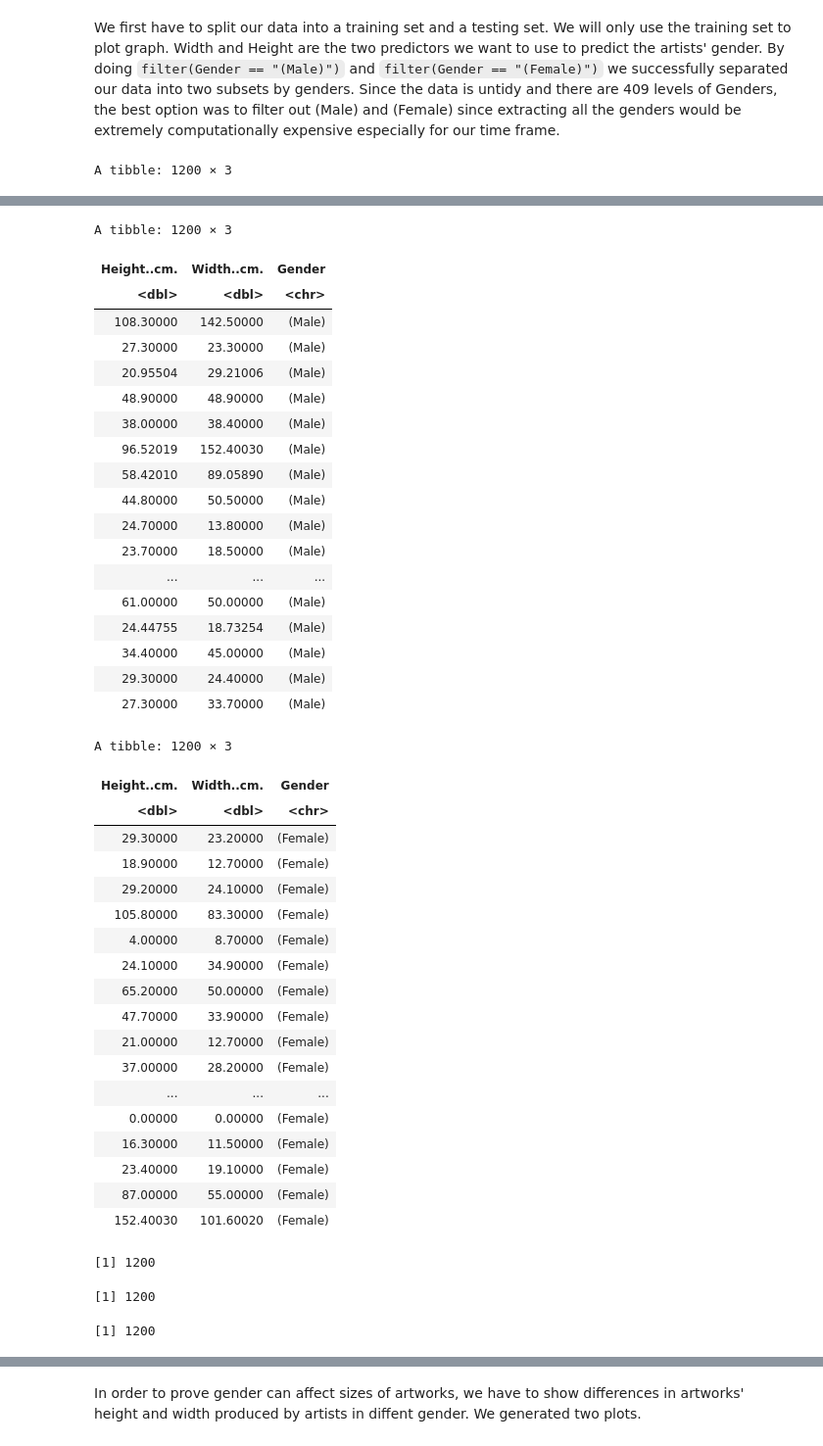
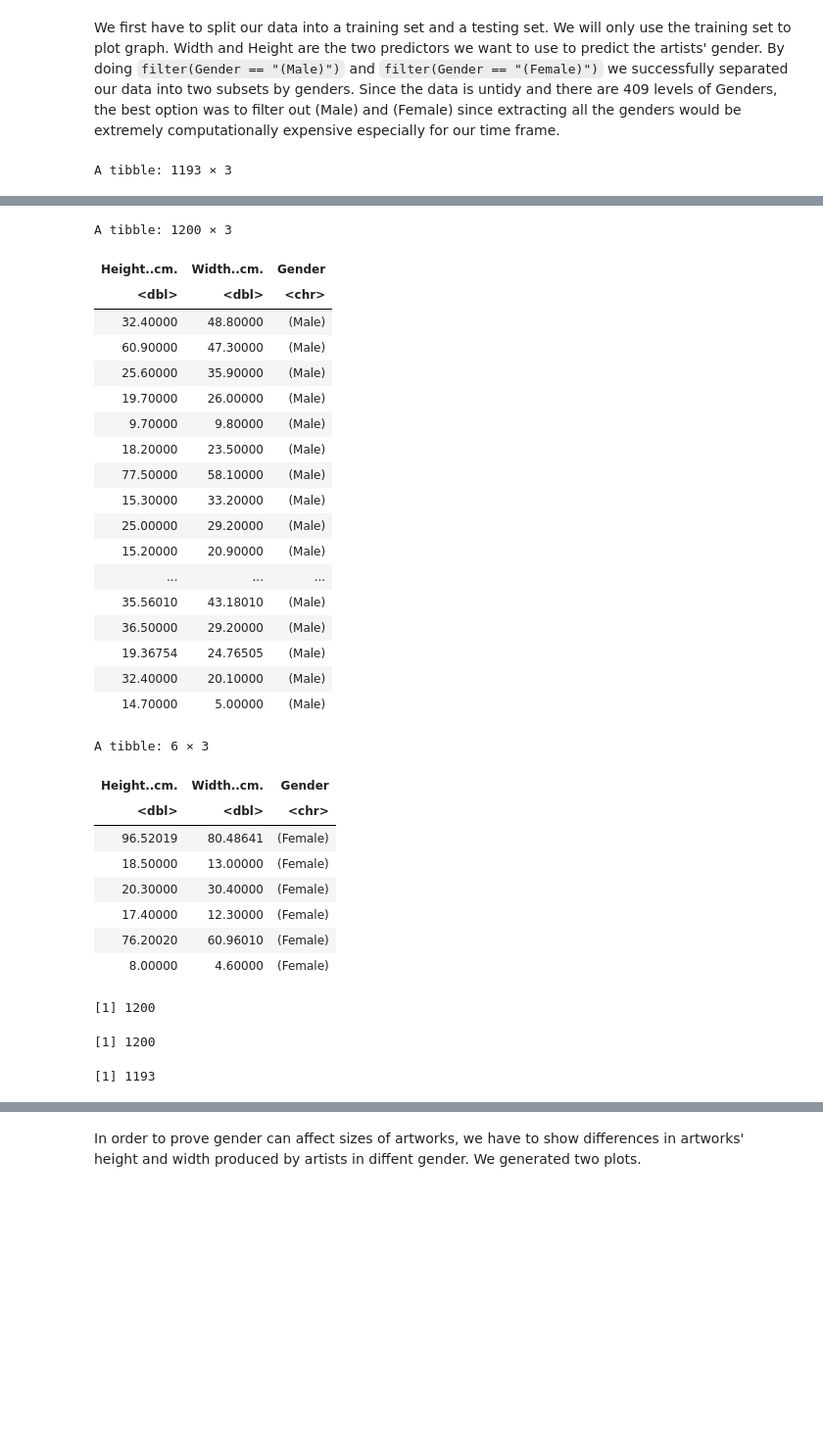
Before and after one commit to annekedresselhuis/DSCI-Group-Project, a Jupyter notebook: group_28_preliminary_analysis..ipynb, the cells around one changed output, grey strips where cells are left out. Shown: that part at 98% size. Saved outputs shown, nothing was run; the diff lists cells and outputs as text; code cells hidden in the pictures; blank space fills up the shorter version.

```diff
--- a/group_28_preliminary_analysis..ipynb
+++ b/group_28_preliminary_analysis..ipynb
@@ -113,6 +104,7 @@ We first have to split our data into a training set and a testing set. We will o
 # %%
 # create table of gender and surface area (Area)
 #is Area in cm^2? We should include units
+set.seed(1234)
 artworks_split <- initial_split(artworks, prop = 0.75, strat = Gender)
 artworks_training <- training(artworks_split)
 artworks_testing <- testing(artworks_split)
@@ -124,7 +116,8 @@ artworks_selected <- artworks_training %>%
 artworks_male <- artworks_selected %>%
                         filter(Gender == "(Male)") %>%
                         filter(Height..cm. != "NA") %>%
-                        filter(Width..cm. != "NA")
+                        filter(Width..cm. != "NA") %>%
+                         filter(Width..cm. != 0 & Height..cm. != 0)
 
 
 artworks_female <- artworks_selected %>%
@@ -138,15 +131,19 @@ artworks_female <- sample_n(artworks_female, 1200)
 artworks_both <- rbind(artworks_male, artworks_female)
 artworks_both <- sample_n(artworks_both, 1200) %>%
                  filter(Height..cm. != "NA") %>%
-                 filter(Width..cm. != "NA")
+                 filter(Width..cm. != "NA") %>%
+                 filter(Width..cm. != 0 & Height..cm. != 0)
+
+artworks_both_6 <- tail(artworks_both, 6)
+artworks_male_6 <- tail(artworks_male, 6)
+artworks_female_6 <- tail(artworks_female, 6)
 artworks_both
 artworks_male
-artworks_female
-
+artworks_female_6
 nrow(artworks_male)
 nrow(artworks_female)
 nrow(artworks_both)
 # %% [output]
-A tibble: 1200 × 3
+A tibble: 1193 × 3
 | Height..cm. | Width..cm. | Gender |
 | <dbl> | <dbl> | <chr> |
@@ -169,41 +166,31 @@ A tibble: 1200 × 3
 A tibble: 1200 × 3
 | Height..cm. | Width..cm. | Gender |
 | <dbl> | <dbl> | <chr> |
-| 108.30000 | 142.50000 | (Male) |
-| 27.30000 | 23.30000 | (Male) |
-| 20.95504 | 29.21006 | (Male) |
-| 48.90000 | 48.90000 | (Male) |
-| 38.00000 | 38.40000 | (Male) |
-| 96.52019 | 152.40030 | (Male) |
-| 58.42010 | 89.05890 | (Male) |
-| 44.80000 | 50.50000 | (Male) |
-| 24.70000 | 13.80000 | (Male) |
-| 23.70000 | 18.50000 | (Male) |
+| 32.40000 | 48.80000 | (Male) |
+| 60.90000 | 47.30000 | (Male) |
+| 25.60000 | 35.90000 | (Male) |
+| 19.70000 | 26.00000 | (Male) |
+| 9.70000 | 9.80000 | (Male) |
+| 18.20000 | 23.50000 | (Male) |
+| 77.50000 | 58.10000 | (Male) |
+| 15.30000 | 33.20000 | (Male) |
+| 25.00000 | 29.20000 | (Male) |
+| 15.20000 | 20.90000 | (Male) |
 | ... | ... | ... |
-| 61.00000 | 50.00000 | (Male) |
-| 24.44755 | 18.73254 | (Male) |
-| 34.40000 | 45.00000 | (Male) |
-| 29.30000 | 24.40000 | (Male) |
-| 27.30000 | 33.70000 | (Male) |
+| 35.56010 | 43.18010 | (Male) |
+| 36.50000 | 29.20000 | (Male) |
+| 19.36754 | 24.76505 | (Male) |
+| 32.40000 | 20.10000 | (Male) |
+| 14.70000 | 5.00000 | (Male) |
-A tibble: 1200 × 3
+A tibble: 6 × 3
 | Height..cm. | Width..cm. | Gender |
 | <dbl> | <dbl> | <chr> |
-| 29.30000 | 23.20000 | (Female) |
-| 18.90000 | 12.70000 | (Female) |
-| 29.20000 | 24.10000 | (Female) |
-| 105.80000 | 83.30000 | (Female) |
-| 4.00000 | 8.70000 | (Female) |
-| 24.10000 | 34.90000 | (Female) |
-| 65.20000 | 50.00000 | (Female) |
-| 47.70000 | 33.90000 | (Female) |
-| 21.00000 | 12.70000 | (Female) |
-| 37.00000 | 28.20000 | (Female) |
-| ... | ... | ... |
-| 0.00000 | 0.00000 | (Female) |
-| 16.30000 | 11.50000 | (Female) |
-| 23.40000 | 19.10000 | (Female) |
-| 87.00000 | 55.00000 | (Female) |
-| 152.40030 | 101.60020 | (Female) |
+| 96.52019 | 80.48641 | (Female) |
+| 18.50000 | 13.00000 | (Female) |
+| 20.30000 | 30.40000 | (Female) |
+| 17.40000 | 12.30000 | (Female) |
+| 76.20020 | 60.96010 | (Female) |
+| 8.00000 | 4.60000 | (Female) |
 [1] 1200
 [1] 1200
-[1] 1200
+[1] 1193
```
Also changed, not shown: parts of 6 cells of this notebook.
